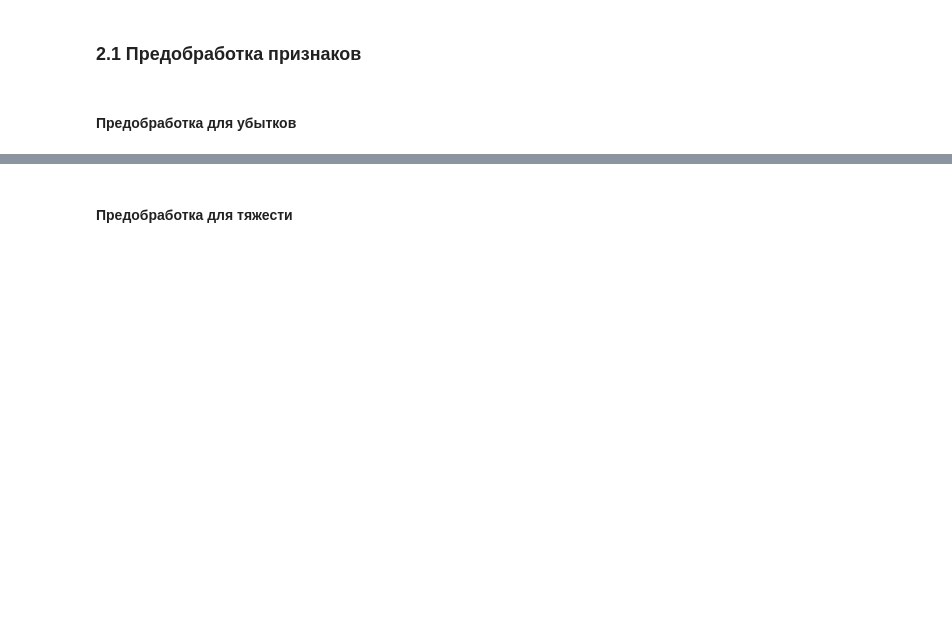
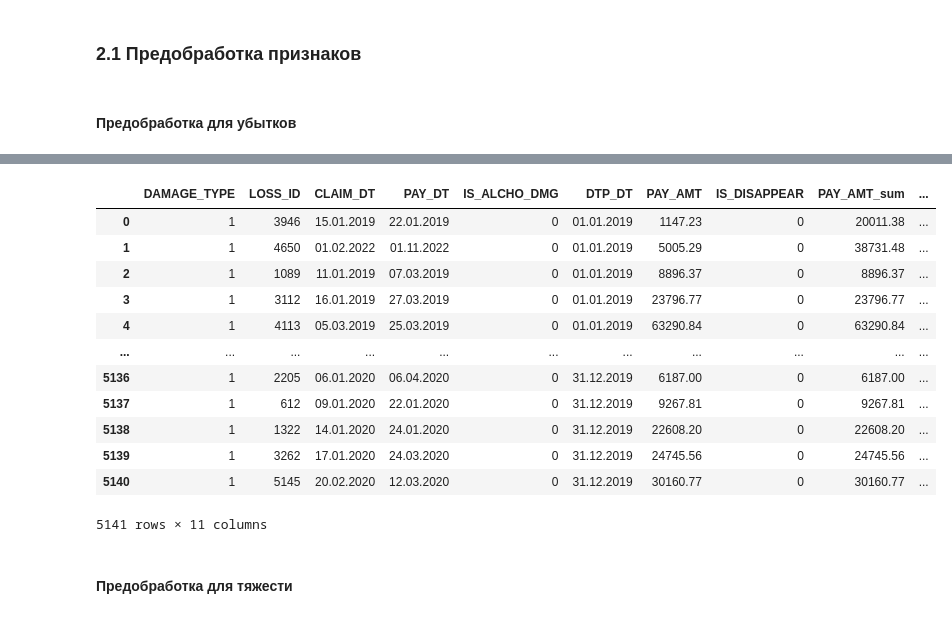
Before and after one commit to antroped/BDAktuarki, a Jupyter notebook: 167.ipynb, the cells around one changed output, grey strips where cells are left out. Cells and saved outputs as stored; diff of their text form; code cells hidden in the pictures; blank space fills up the shorter version.

```diff
--- a/167.ipynb
+++ b/167.ipynb
@@ -536,3 +527,8 @@ transformed_df['PREMIUM'] = transformed_df['PREMIUM'].fillna(0)
 transformed_df['car_diag_diff'] = transformed_df['car_diag_diff'].fillna(-1)
 
 # transformed_df.to_csv('/workspaces/BDAktuarki/data/transformed.csv')
+# %%
+df_to_transform_1 = pd.read_csv('/workspaces/BDAktuarki/data/df_target_severity.csv').drop('Unnamed: 0', axis=1)
+df_to_transform_2 = pd.read_csv('/workspaces/BDAktuarki/data/df_target_losses.csv').drop('Unnamed: 0', axis=1)
+
+list(set(df_to_transform_1.columns) - set(df_to_transform_2.columns))
@@ -539,2 +547,18 @@ transformed_df['car_diag_diff'] = transformed_df['car_diag_diff'].fillna(-1)
+# %%
+df_to_transform_1[list(set(df_to_transform_1.columns) - set(df_to_transform_2.columns))]
+# %% [output]
+|  | DAMAGE_TYPE | LOSS_ID | CLAIM_DT | PAY_DT | IS_ALCHO_DMG | DTP_DT | PAY_AMT | IS_DISAPPEAR | PAY_AMT_sum | ... |
+| 0 | 1 | 3946 | 15.01.2019 | 22.01.2019 | 0 | 01.01.2019 | 1147.23 | 0 | 20011.38 | ... |
+| 1 | 1 | 4650 | 01.02.2022 | 01.11.2022 | 0 | 01.01.2019 | 5005.29 | 0 | 38731.48 | ... |
+| 2 | 1 | 1089 | 11.01.2019 | 07.03.2019 | 0 | 01.01.2019 | 8896.37 | 0 | 8896.37 | ... |
+| 3 | 1 | 3112 | 16.01.2019 | 27.03.2019 | 0 | 01.01.2019 | 23796.77 | 0 | 23796.77 | ... |
+| 4 | 1 | 4113 | 05.03.2019 | 25.03.2019 | 0 | 01.01.2019 | 63290.84 | 0 | 63290.84 | ... |
+| ... | ... | ... | ... | ... | ... | ... | ... | ... | ... | ... |
+| 5136 | 1 | 2205 | 06.01.2020 | 06.04.2020 | 0 | 31.12.2019 | 6187.00 | 0 | 6187.00 | ... |
+| 5137 | 1 | 612 | 09.01.2020 | 22.01.2020 | 0 | 31.12.2019 | 9267.81 | 0 | 9267.81 | ... |
+| 5138 | 1 | 1322 | 14.01.2020 | 24.01.2020 | 0 | 31.12.2019 | 22608.20 | 0 | 22608.20 | ... |
+| 5139 | 1 | 3262 | 17.01.2020 | 24.03.2020 | 0 | 31.12.2019 | 24745.56 | 0 | 24745.56 | ... |
+| 5140 | 1 | 5145 | 20.02.2020 | 12.03.2020 | 0 | 31.12.2019 | 30160.77 | 0 | 30160.77 | ... |
+5141 rows × 11 columns
 # %% [markdown]
 #### Предобработка для тяжести
```
Also changed, not shown: parts of 13 cells of this notebook, 3 other files.
